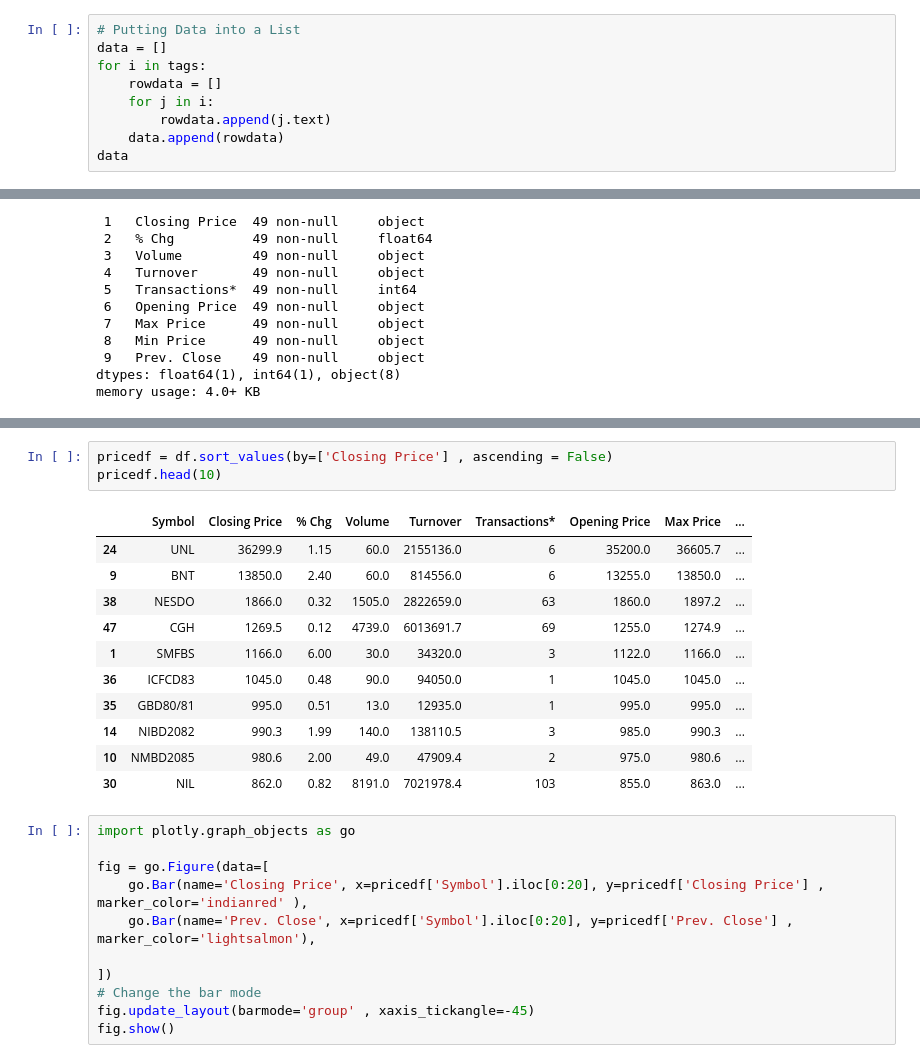
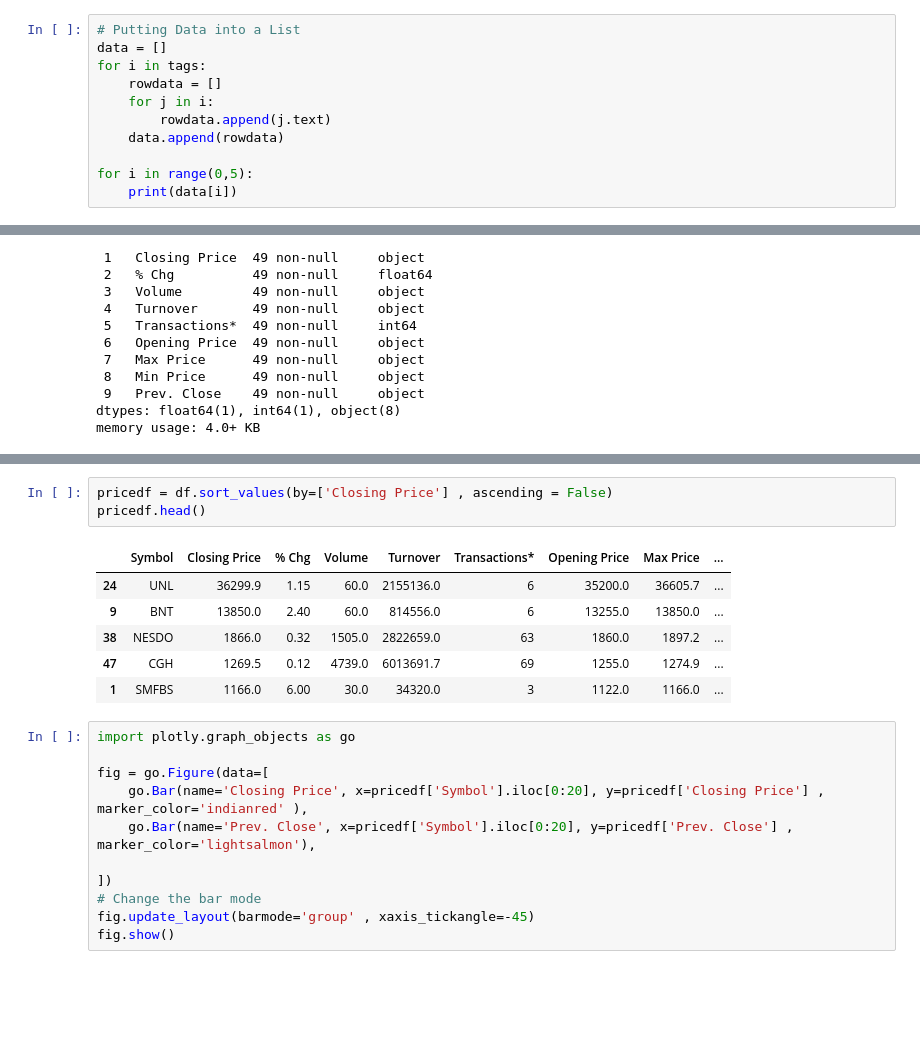
Before and after one commit to zscrunity/Python-Project, a Jupyter notebook: Web Scraping Project.ipynb, the cells around one changed output, grey strips where cells are left out. Saved outputs shown, nothing was run; the diff lists cells and outputs as text; blank space fills up the shorter version.

```diff
--- a/Web Scraping Project.ipynb
+++ b/Web Scraping Project.ipynb
@@ -91,5 +55,7 @@ for i in tags:
     for j in i:
         rowdata.append(j.text)
     data.append(rowdata)
-data
+
+for i in range(0,5):
+    print(data[i])
 # %% [output]
@@ -205,18 +141,13 @@ fig.show()
 # %%
 pricedf = df.sort_values(by=['Closing Price'] , ascending = False)
-pricedf.head(10)
+pricedf.head()
 # %% [output]
 |  | Symbol | Closing Price | % Chg | Volume | Turnover | Transactions* | Opening Price | Max Price | ... |
 | 24 | UNL | 36299.9 | 1.15 | 60.0 | 2155136.0 | 6 | 35200.0 | 36605.7 | ... |
 | 9 | BNT | 13850.0 | 2.40 | 60.0 | 814556.0 | 6 | 13255.0 | 13850.0 | ... |
 | 38 | NESDO | 1866.0 | 0.32 | 1505.0 | 2822659.0 | 63 | 1860.0 | 1897.2 | ... |
 | 47 | CGH | 1269.5 | 0.12 | 4739.0 | 6013691.7 | 69 | 1255.0 | 1274.9 | ... |
 | 1 | SMFBS | 1166.0 | 6.00 | 30.0 | 34320.0 | 3 | 1122.0 | 1166.0 | ... |
-| 36 | ICFCD83 | 1045.0 | 0.48 | 90.0 | 94050.0 | 1 | 1045.0 | 1045.0 | ... |
-| 35 | GBD80/81 | 995.0 | 0.51 | 13.0 | 12935.0 | 1 | 995.0 | 995.0 | ... |
-| 14 | NIBD2082 | 990.3 | 1.99 | 140.0 | 138110.5 | 3 | 985.0 | 990.3 | ... |
-| 10 | NMBD2085 | 980.6 | 2.00 | 49.0 | 47909.4 | 2 | 975.0 | 980.6 | ... |
-| 30 | NIL | 862.0 | 0.82 | 8191.0 | 7021978.4 | 103 | 855.0 | 863.0 | ... |
 # %%
 import plotly.graph_objects as go
 
```
Also changed, not shown: parts of 8 cells of this notebook.
